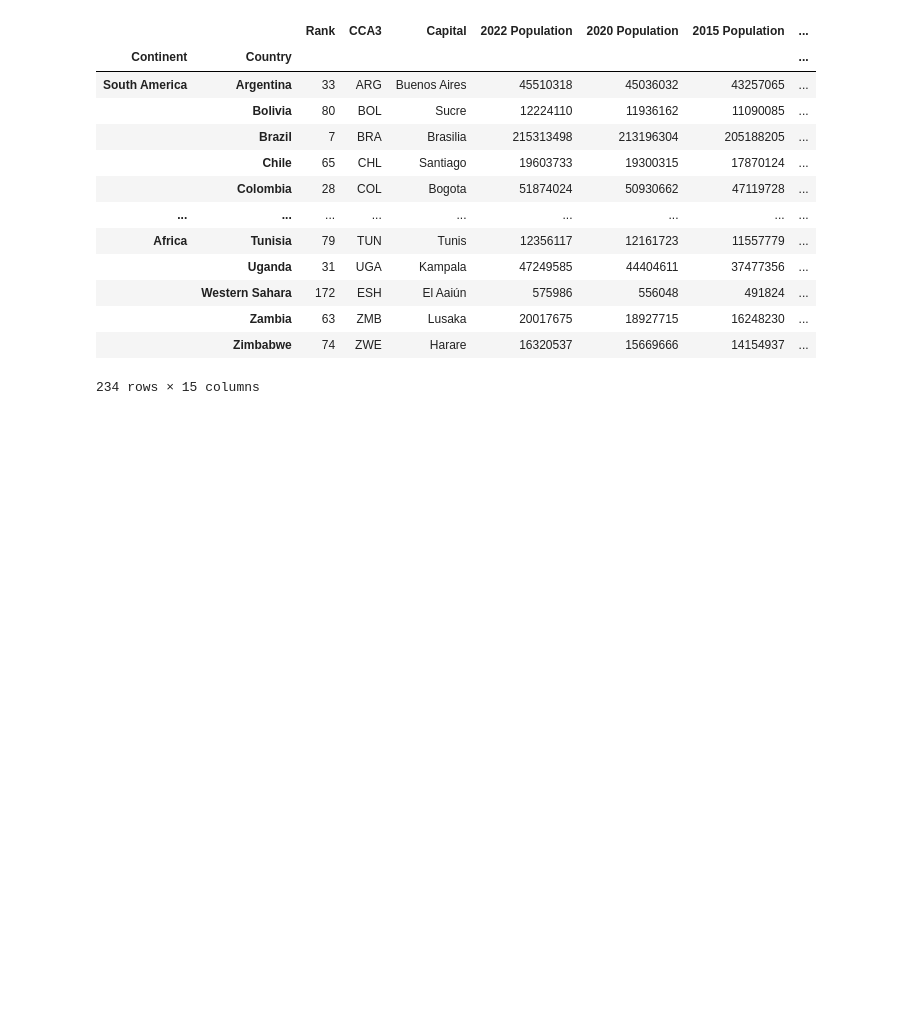
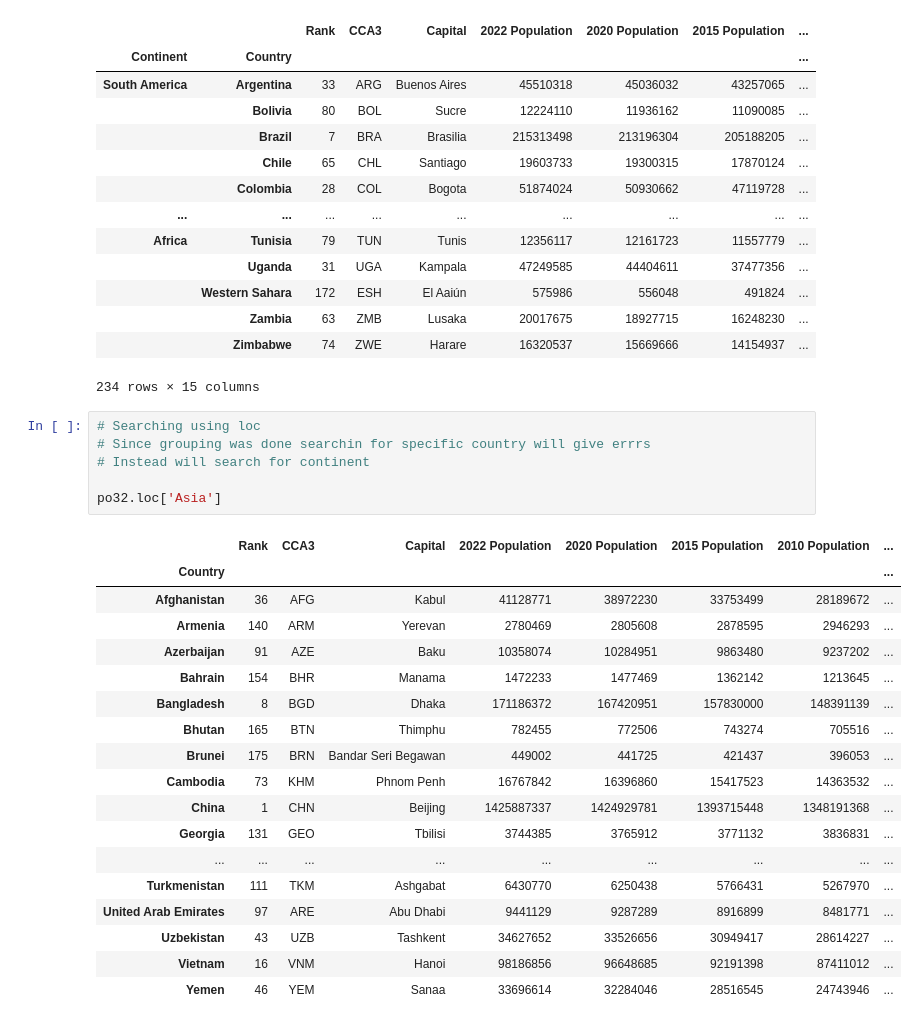
Before and after one commit to xyizko/xo-mathz, a Jupyter notebook: nb/yt-pandas-2.ipynb, the cells around one changed output. Saved outputs shown, nothing was run; the diff lists cells and outputs as text; blank space fills up the shorter version.

```diff
--- a/nb/yt-pandas-2.ipynb
+++ b/nb/yt-pandas-2.ipynb
@@ -1033,3 +1033,28 @@ po32.sort_index(ascending=[False, True])
 |  | Zambia | 63 | ZMB | Lusaka | 20017675 | 18927715 | 16248230 | ... |
 |  | Zimbabwe | 74 | ZWE | Harare | 16320537 | 15669666 | 14154937 | ... |
 234 rows × 15 columns
+# %%
+# Searching using loc
+# Since grouping was done searchin for specific country will give errrs
+# Instead will search for continent
+
+po32.loc['Asia']
+# %% [output]
+|  | Rank | CCA3 | Capital | 2022 Population | 2020 Population | 2015 Population | 2010 Population | ... |
+| Country |  |  |  |  |  |  |  | ... |
+| Afghanistan | 36 | AFG | Kabul | 41128771 | 38972230 | 33753499 | 28189672 | ... |
+| Armenia | 140 | ARM | Yerevan | 2780469 | 2805608 | 2878595 | 2946293 | ... |
+| Azerbaijan | 91 | AZE | Baku | 10358074 | 10284951 | 9863480 | 9237202 | ... |
+| Bahrain | 154 | BHR | Manama | 1472233 | 1477469 | 1362142 | 1213645 | ... |
+| Bangladesh | 8 | BGD | Dhaka | 171186372 | 167420951 | 157830000 | 148391139 | ... |
+| Bhutan | 165 | BTN | Thimphu | 782455 | 772506 | 743274 | 705516 | ... |
+| Brunei | 175 | BRN | Bandar Seri Begawan | 449002 | 441725 | 421437 | 396053 | ... |
+| Cambodia | 73 | KHM | Phnom Penh | 16767842 | 16396860 | 15417523 | 14363532 | ... |
+| China | 1 | CHN | Beijing | 1425887337 | 1424929781 | 1393715448 | 1348191368 | ... |
+| Georgia | 131 | GEO | Tbilisi | 3744385 | 3765912 | 3771132 | 3836831 | ... |
+| ... | ... | ... | ... | ... | ... | ... | ... | ... |
+| Turkmenistan | 111 | TKM | Ashgabat | 6430770 | 6250438 | 5766431 | 5267970 | ... |
+| United Arab Emirates | 97 | ARE | Abu Dhabi | 9441129 | 9287289 | 8916899 | 8481771 | ... |
+| Uzbekistan | 43 | UZB | Tashkent | 34627652 | 33526656 | 30949417 | 28614227 | ... |
+| Vietnam | 16 | VNM | Hanoi | 98186856 | 96648685 | 92191398 | 87411012 | ... |
+| Yemen | 46 | YEM | Sanaa | 33696614 | 32284046 | 28516545 | 24743946 | ... |
```
Also changed, not shown: parts of 1 cell of this notebook.
